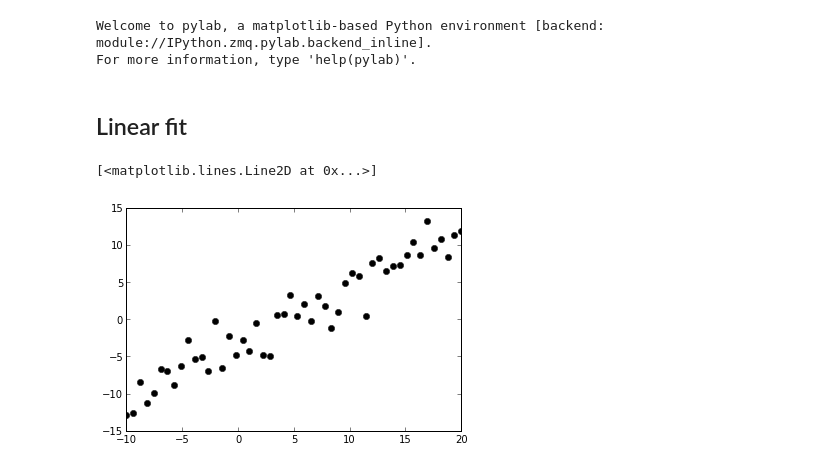
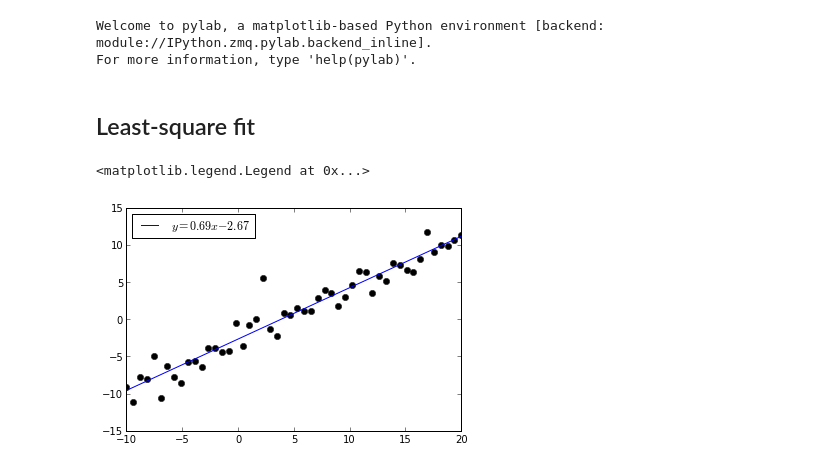
Before and after one commit to vanzaj/pyconsg2013-tut, a Jupyter notebook: ipynb/03_Applications.ipynb, the cells around one changed output. Saved outputs shown, nothing was run; the diff lists cells and outputs as text; code cells hidden in the pictures.

Commit message:
more matplotlib

```diff
--- a/ipynb/03_Applications.ipynb
+++ b/ipynb/03_Applications.ipynb
@@ -4,13 +4,27 @@
 Welcome to pylab, a matplotlib-based Python environment [backend: module://IPython.zmq.pylab.backend_inline].
 For more information, type 'help(pylab)'.
 # %% [markdown]
-## Linear fit
+## Least-square fit
 # %%
 np = 50
 x = linspace(-10, 20, np)
 
-dat = (0.75 * x - 3) + randn(np)*2
-plot(x, dat, 'ko')
+a0, b0 = 0.75, -3
+
+y = a0 * x + b0
+y_noise = y + randn(np)*2
-# %% [output]
-[<matplotlib.lines.Line2D at 0x...>]
-[figure, removed]
+# %%
+from scipy import stats
+resu = stats.linregress(x, y_noise)
+a, b = resu[0:2]
+
+y_fit = a*x + b
+
+eq_lbl = '$y = %7.2f x %+7.2f$' % (a,b)
+
+plot(x, y_noise, 'ko')
+plot(x, y_fit, 'b-', label=eq_lbl)
+legend(loc='upper left')
+# %% [output]
+<matplotlib.legend.Legend at 0x...>
+[figure, added]
```
Also changed, not shown: parts of 3 cells of this notebook, 2 other files.
